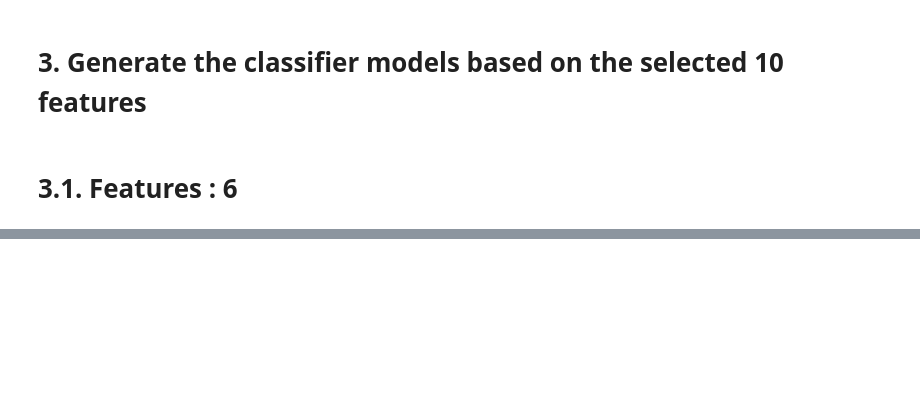
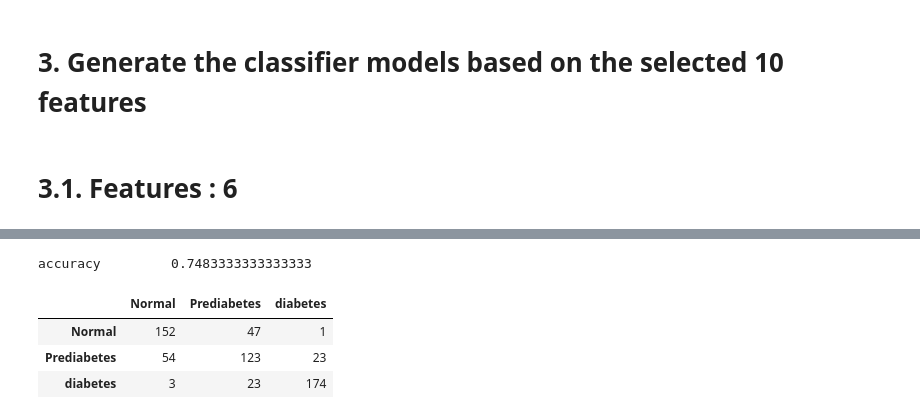
Before and after one commit to henockmamo54/Health-Data-Analysis-Diabetics, a Jupyter notebook: Diabetes/Traditional vs 11 features for prof _V3/notebook/NoHBP_6 Features Model-Copy1.ipynb, the cells around one changed output, grey strips where cells are left out. Cells and saved outputs as stored; diff of their text form; code cells hidden in the pictures; blank space fills up the shorter version.

Commit message:
clustering approach added to three year data test

```diff
--- a/Diabetes/Traditional vs 11 features for prof _V3/notebook/NoHBP_6 Features Model-Copy1.ipynb
+++ b/Diabetes/Traditional vs 11 features for prof _V3/notebook/NoHBP_6 Features Model-Copy1.ipynb
@@ -270,10 +276,34 @@ svcclf=svmgpu(C=1000, cache_size=None, class_weight={}, coef0=0.0,
 # generate the models based on the selected columns list and the ml classifiers
 
 weakmodles = []
+estimators = []
 for i in range(5):
     weakmodles.append(make_pipeline(ColumnSelector(cols=topcolscomb[i]), rfclf))
     weakmodles.append(make_pipeline(ColumnSelector(cols=topcolscomb[i]), xgbclf))
     weakmodles.append(make_pipeline(ColumnSelector(cols=topcolscomb[i]), svcclf))
+
+
+for i in range(5):
+    estimators.append(
+        (
+            (
+                "rf_model_52" + str(i),
+                (make_pipeline(ColumnSelector(cols=topcolscomb[i]), rfclf)),
+            )
+        )
+    )
+    estimators.append(
+        (
+            "xgb_model_52" + str(i),
+            (make_pipeline(ColumnSelector(cols=topcolscomb[i]), xgbclf)),
+        )
+    )
+    estimators.append(
+        (
+            "scv_model_cpu_52" + str(i),
+            (make_pipeline(ColumnSelector(cols=topcolscomb[i]), scv_model_cpu)),
+        )
+    )
 # %% [output]
 [interactive output not drawn]
 # %%
@@ -479,0 +512,2 @@ weighted avg       0.75      0.76      0.75       600
+# %%
+votingclf = VotingClassifier(estimators=estimators, voting="hard")
@@ -479,0 +516,2 @@ weighted avg       0.75      0.76      0.75       600
+# %%
+votingclf.fit(xtrain, ytrain)
@@ -479,0 +537,16 @@ weighted avg       0.75      0.76      0.75       600
+# %%
+ypred = votingclf.predict(xtest.astype(float))
+
+print("accuracy \t", m.accuracy_score(ytest, ypred))
+confmatrx = pd.DataFrame(
+    m.confusion_matrix(ytest, ypred),
+    columns=["Normal", "Prediabetes", "diabetes"],
+    index=["Normal", "Prediabetes", "diabetes"],
+)
+confmatrx.head()
+# %% [output]
+accuracy         0.7483333333333333
+|  | Normal | Prediabetes | diabetes |
+| Normal | 152 | 47 | 1 |
+| Prediabetes | 54 | 123 | 23 |
+| diabetes | 3 | 23 | 174 |
```
Also changed, not shown: parts of 20 cells of this notebook, 16 other files.
